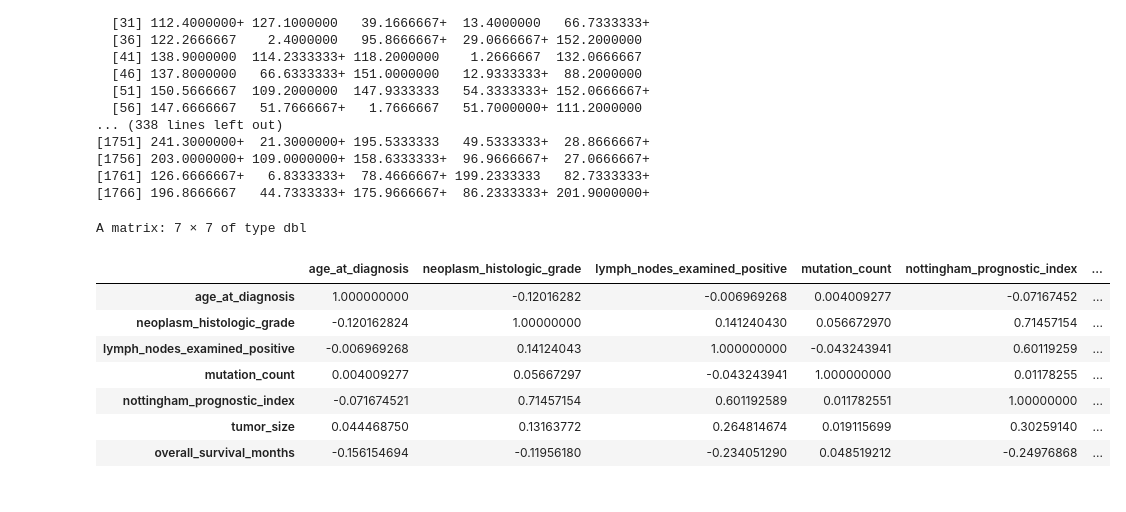
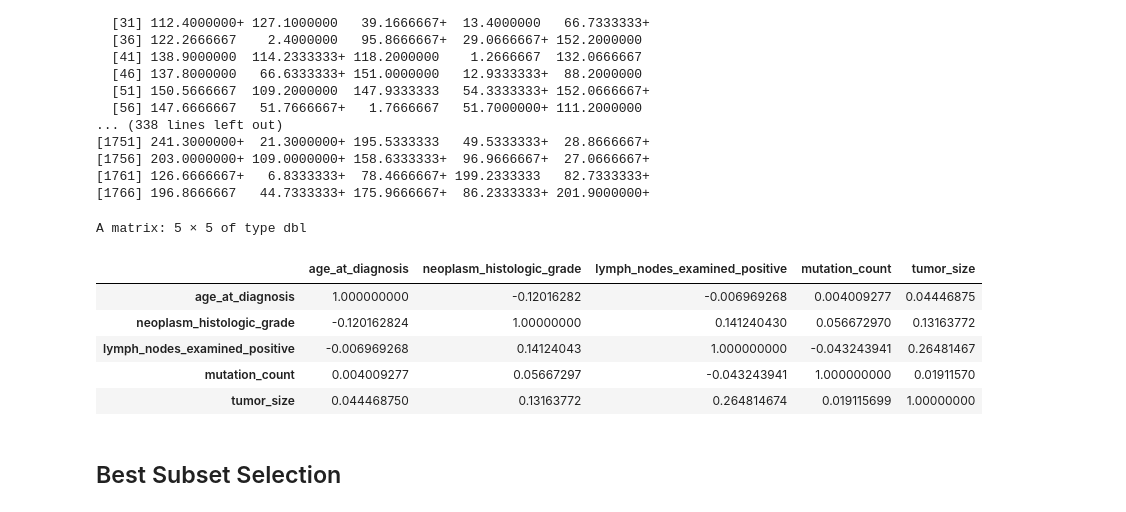
Before and after one commit to harrisdurrani/data_mining_project, a Jupyter notebook: Project (R code).ipynb, the cells around one changed output. Cells and saved outputs as stored; diff of their text form; code cells hidden in the pictures.

```diff
--- a/Project (R code).ipynb
+++ b/Project (R code).ipynb
@@ -129,7 +151,7 @@ hist(sqrt(raw_df$overall_survival_months),
 # %%
 clinical_vars <- raw_df %>%
   select(age_at_diagnosis:(brca1)) %>%
-  select(-brca1, -overall_survival_months, -overall_survival)
+  select(-brca1)
 
 gene_vars <- raw_df %>%
   select(brca1:pik3ca_mut) %>%
@@ -604,29 +559,37 @@ nrow(mutation_vars_bin)
 [1] 1904
 [1] 1904
 # %%
-# Rows with complete data across all variable groups and target
+# Only processed rows
 keep_rows <- complete.cases(
   clinical_vars,
   gene_vars_scaled,
-  mutation_vars_bin,
-  time_var,
-  event_var,
-  clinical_vars$cancer_type != "Breast Sarcoma",
-  clinical_vars %>%
-    select(-death_from_cancer)
+  mutation_vars_bin
 )
 
+# Row removals
+keep_rows <- keep_rows & clinical_vars$cancer_type != "Breast Sarcoma"
 
+# applying row filter
 clinical_vars      <- clinical_vars[keep_rows, ]
 gene_vars_scaled   <- gene_vars_scaled[keep_rows, ]
 mutation_vars_bin  <- mutation_vars_bin[keep_rows, ]
-time_var           <- time_var[keep_rows]
-event_var          <- event_var[keep_rows]
 
-# Combine all predictors and target into a single modeling dataframe
-predictor_df <- cbind(clinical_vars, gene_vars_scaled, mutation_vars_bin)
-model_df <- cbind(
-  predictor_df,
-  overall_survival_months = time_var,
-  overall_survival = event_var
-)
+# target variables
+time_var  <- clinical_vars$overall_survival_months
+event_var <- clinical_vars$overall_survival
+
+# Column removals (not useful or harmful to model)
+clinical_vars <- clinical_vars %>%
+  select(
+    -any_of(c(
+      "death_from_cancer", # outcome leak
+      "cohort", # groups of people
+      "patient_id", # identifier
+      "overall_survival", # outcome leak
+      "overall_survival_months", # outcome leak
+      "nottingham_prognostic_index" # outcome leak - clinical tool used to predict survival
+    ))
+  )
+
+# Re-combine
+model_df <- cbind(clinical_vars, gene_vars_scaled, mutation_vars_bin)
@@ -681,16 +636,15 @@ clinical_subset_df <- cbind(
 # %%
-num_vars <- clinical_subset_df %>%
+# check numerical correlations
+num_vars <- clinical_vars %>%
   select(where(is.numeric))
 
 cor(num_vars)
 # %% [output]
-A matrix: 7 × 7 of type dbl
+A matrix: 5 × 5 of type dbl
-|  | age_at_diagnosis | neoplasm_histologic_grade | lymph_nodes_examined_positive | mutation_count | nottingham_prognostic_index | ... |
-| age_at_diagnosis | 1.000000000 | -0.12016282 | -0.006969268 | 0.004009277 | -0.07167452 | ... |
-| neoplasm_histologic_grade | -0.120162824 | 1.00000000 | 0.141240430 | 0.056672970 | 0.71457154 | ... |
-| lymph_nodes_examined_positive | -0.006969268 | 0.14124043 | 1.000000000 | -0.043243941 | 0.60119259 | ... |
-| mutation_count | 0.004009277 | 0.05667297 | -0.043243941 | 1.000000000 | 0.01178255 | ... |
-| nottingham_prognostic_index | -0.071674521 | 0.71457154 | 0.601192589 | 0.011782551 | 1.00000000 | ... |
-| tumor_size | 0.044468750 | 0.13163772 | 0.264814674 | 0.019115699 | 0.30259140 | ... |
-| overall_survival_months | -0.156154694 | -0.11956180 | -0.234051290 | 0.048519212 | -0.24976868 | ... |
+|  | age_at_diagnosis | neoplasm_histologic_grade | lymph_nodes_examined_positive | mutation_count | tumor_size |
+| age_at_diagnosis | 1.000000000 | -0.12016282 | -0.006969268 | 0.004009277 | 0.04446875 |
+| neoplasm_histologic_grade | -0.120162824 | 1.00000000 | 0.141240430 | 0.056672970 | 0.13163772 |
+| lymph_nodes_examined_positive | -0.006969268 | 0.14124043 | 1.000000000 | -0.043243941 | 0.26481467 |
+| mutation_count | 0.004009277 | 0.05667297 | -0.043243941 | 1.000000000 | 0.01911570 |
+| tumor_size | 0.044468750 | 0.13163772 | 0.264814674 | 0.019115699 | 1.00000000 |
 # %%
@@ -699 +654,3 @@ clinical_subset_df2 <- clinical_subset_df |>
+# %% [markdown]
+## Best Subset Selection
 # %%
```
Also changed, not shown: parts of 50 cells of this notebook.
